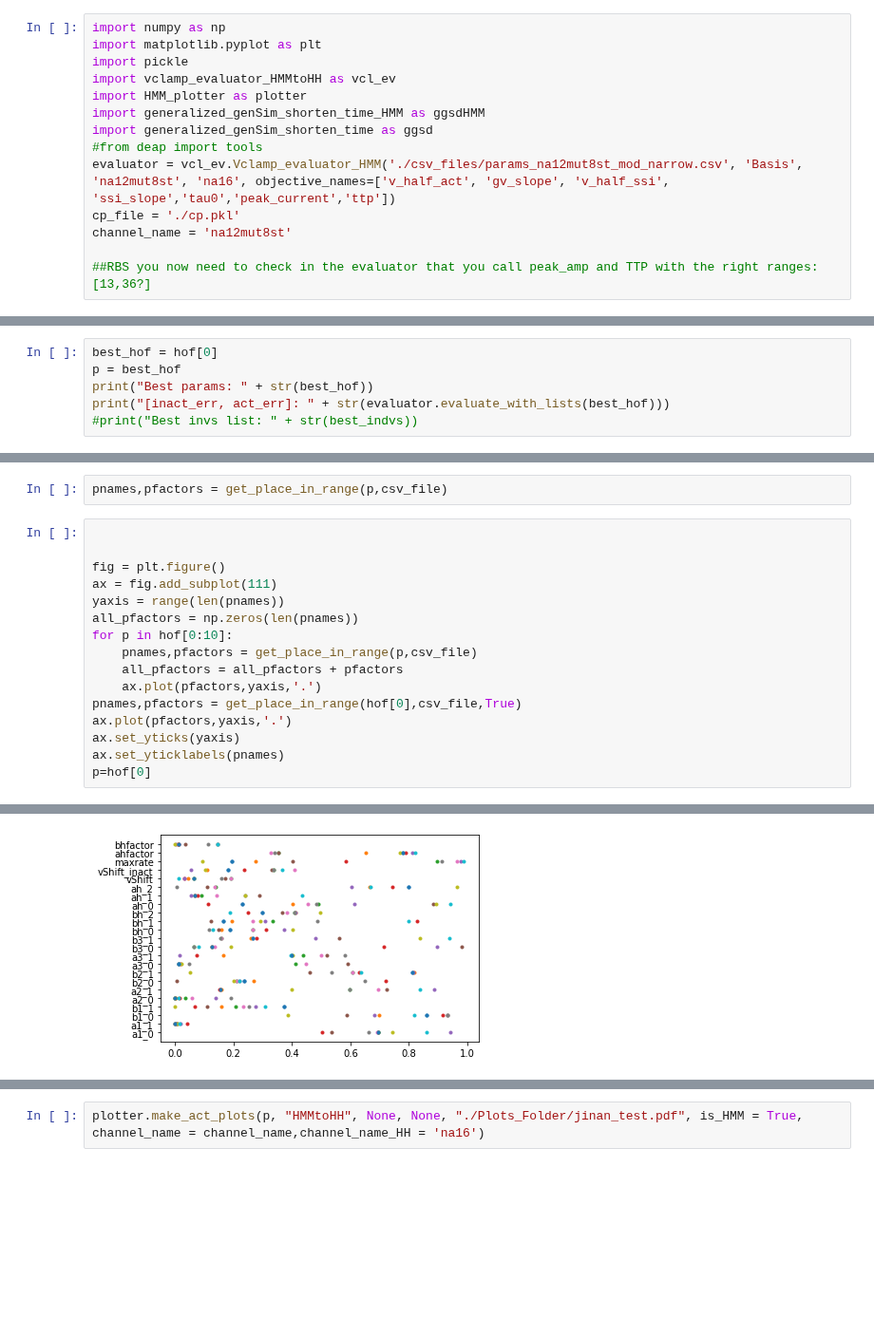
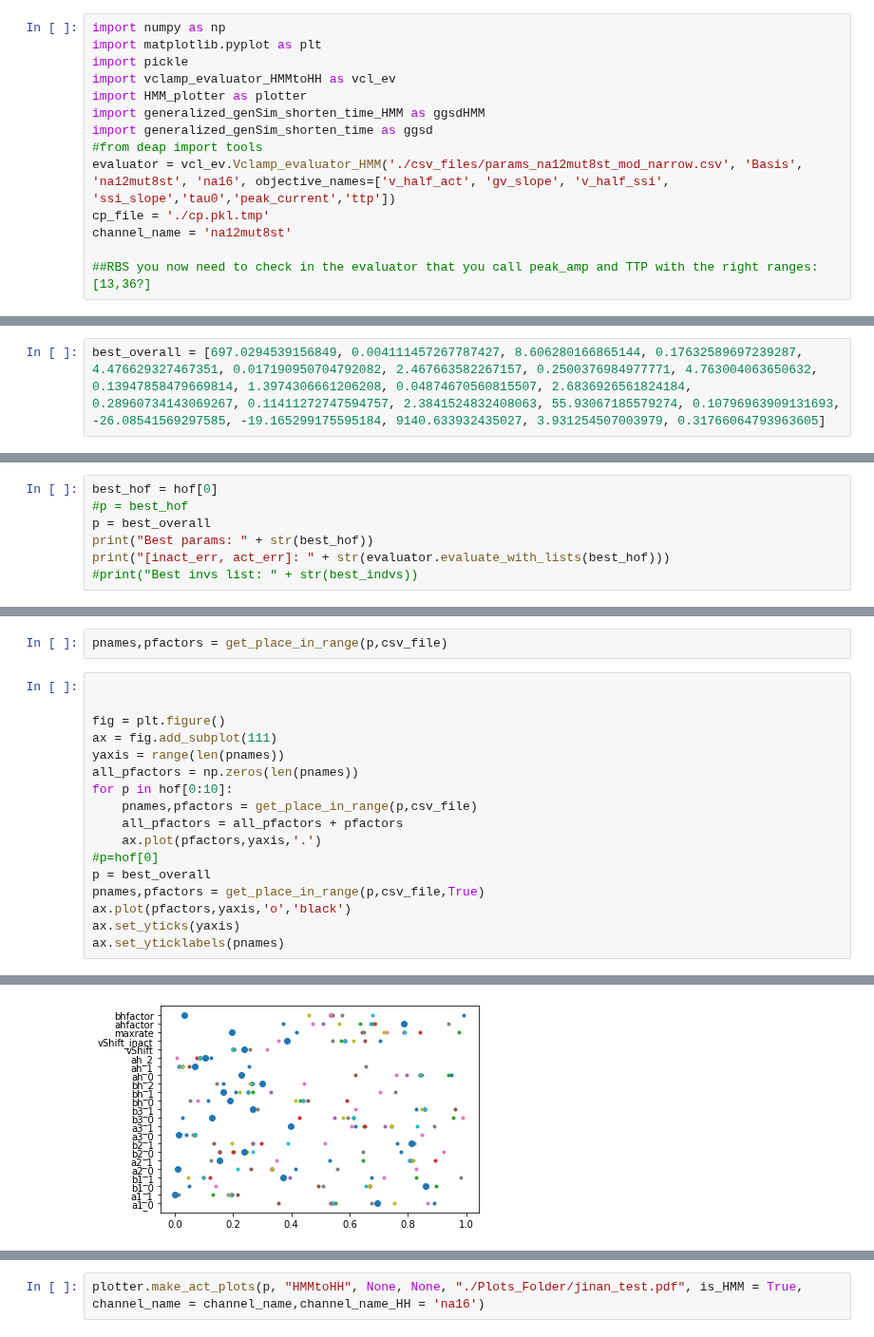
Before and after one commit to roybens/SimulatingVariants, a Jupyter notebook: Plot_opt_results.ipynb, the cells around one changed output, grey strips where cells are left out. Shown at 95% size. Cells and saved outputs as stored; diff of their text form; blank space fills up the shorter version.

```diff
--- a/Plot_opt_results.ipynb
+++ b/Plot_opt_results.ipynb
@@ -8,7 +8,7 @@ import generalized_genSim_shorten_time_HMM as ggsdHMM
 import generalized_genSim_shorten_time as ggsd
 #from deap import tools
 evaluator = vcl_ev.Vclamp_evaluator_HMM('./csv_files/params_na12mut8st_mod_narrow.csv', 'Basis', 'na12mut8st', 'na16', objective_names=['v_half_act', 'gv_slope', 'v_half_ssi', 'ssi_slope','tau0','peak_current','ttp'])
-cp_file = './cp.pkl'
+cp_file = './cp.pkl.tmp'
 channel_name = 'na12mut8st'
 
 ##RBS you now need to check in the evaluator that you call peak_amp and TTP with the right ranges: [13,36?]
@@ -17,3 +17,5 @@ channel_name = 'na12mut8st'
+# %%
+best_overall = [697.0294539156849, 0.004111457267787427, 8.606280166865144, 0.17632589697239287, 4.476629327467351, 0.017190950704792082, 2.467663582267157, 0.2500376984977771, 4.763004063650632, 0.13947858479669814, 1.3974306661206208, 0.04874670560815507, 2.6836926561824184, 0.28960734143069267, 0.11411272747594757, 2.3841524832408063, 55.93067185579274, 0.10796963909131693, -26.08541569297585, -19.165299175595184, 9140.633932435027, 3.931254507003979, 0.31766064793963605]
 # %%
 initial_params_list = [
     4.584982656184167e+01,
@@ -95,7 +97,8 @@ def get_place_in_range(opt_ps,csv_file,print_flg = False):
     return p_names,p_fact
 # %%
 best_hof = hof[0]
-p = best_hof
+#p = best_hof
+p = best_overall
 print("Best params: " + str(best_hof))
 print("[inact_err, act_err]: " + str(evaluator.evaluate_with_lists(best_hof)))
 #print("Best invs list: " + str(best_indvs))
@@ -115,11 +118,12 @@ for p in hof[0:10]:
     pnames,pfactors = get_place_in_range(p,csv_file)
     all_pfactors = all_pfactors + pfactors
     ax.plot(pfactors,yaxis,'.')
-pnames,pfactors = get_place_in_range(hof[0],csv_file,True)
-ax.plot(pfactors,yaxis,'.')
+#p=hof[0]
+p = best_overall
+pnames,pfactors = get_place_in_range(p,csv_file,True)
+ax.plot(pfactors,yaxis,'o','black')
 ax.set_yticks(yaxis)
 ax.set_yticklabels(pnames)
-p=hof[0]
 # %% [output]
 a1_0 - lb:9.17 ub:1000.0 p:0.6942255017668874
 a1_1 - lb:0.0 ub:10.0 p:0.0004111457267787427
@@ -141 +162 @@ bhfactor - lb:0.2 ub:10.0 p:0.012006188565268984
-[figure, old version]
+[figure, new version]
```
Also changed, not shown: parts of 17 cells of this notebook, 8 other files.
